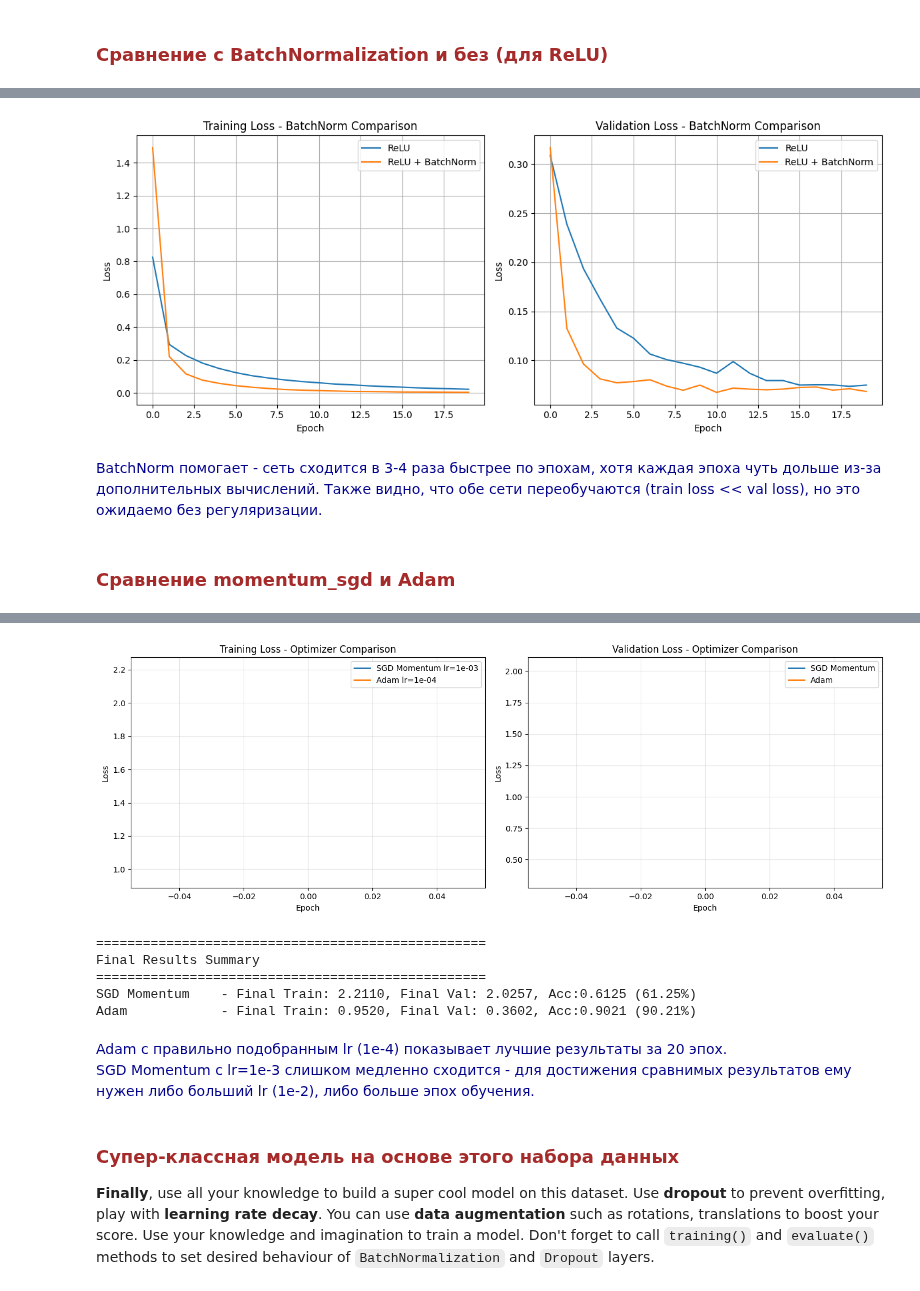
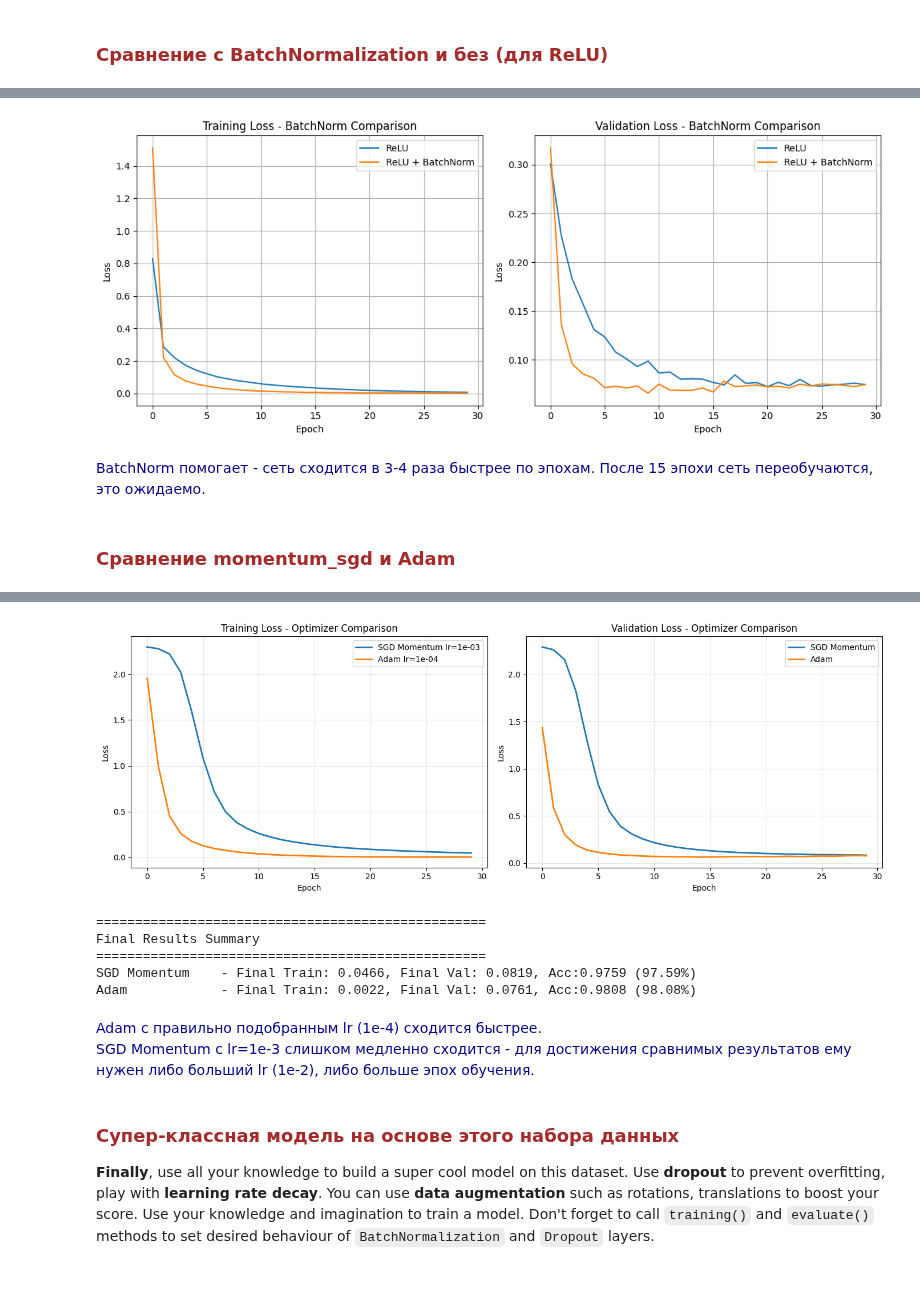
Before and after one commit to gammabox2020/ml-course-2023-homeworks, a Jupyter notebook: homeworks/hw08_nn_from_scratch/main_notebook.ipynb, the cells around one changed output, grey strips where cells are left out. Cells and saved outputs as stored; diff of their text form; code cells hidden in the pictures.

```diff
--- a/homeworks/hw08_nn_from_scratch/main_notebook.ipynb
+++ b/homeworks/hw08_nn_from_scratch/main_notebook.ipynb
@@ -364,7 +379,7 @@ activations = {
 
 optimizer_config = {'learning_rate': 1e-2, 'momentum': 0.9}
 criterion = ClassNLLCriterion()
-n_epoch = 20
+n_epoch = 30
 
 results = {}
 
@@ -450,7 +465,7 @@ Write your personal opinion on the activation functions, think about computation
 # Your answer goes here. ################################################
 optimizer_config = {'learning_rate': 1e-2, 'momentum': 0.9}
 criterion = ClassNLLCriterion()
-n_epoch = 20
+n_epoch = 30
 
 results_bn = {}
 
@@ -527,16 +542,16 @@ plt.grid(True)
 plt.tight_layout()
 plt.show()
 # %% [output]
-[figure, old version]
+[figure, new version]
 # %% [markdown]
-<font color=darkblue>BatchNorm помогает - сеть сходится в 3-4 раза быстрее по эпохам, хотя каждая эпоха чуть дольше из-за дополнительных вычислений. Также видно, что обе сети переобучаются (train loss << val loss), но это ожидаемо без регуляризации.</font>
+<font color=darkblue>BatchNorm помогает - сеть сходится в 3-4 раза быстрее по эпохам. После 15 эпохи сеть переобучаются, это ожидаемо.</font>
 # %% [markdown]
 ### <font color = brown> Сравнение momentum_sgd и Adam <font>
 # %%
 optimizer_sgd_config = {'learning_rate': 1e-3, 'momentum': 0.9}
 optimizer_adam_config = {'learning_rate': 1e-4, 'beta1': 0.9, 'beta2': 0.999, 'epsilon': 1e-8}
 criterion = ClassNLLCriterion()
-n_epoch = 20
+n_epoch = 30
 
 results_opt = {}
 
@@ -545,7 +560,7 @@ print("=" * 50)
 print("Training with SGD Momentum")
 print("=" * 50)
 
-net_sgd = create_network(activation_class=ReLU, use_batchnorm=False)
+net_sgd = create_network(activation_class=ReLU, use_batchnorm=True)
 train_loss, val_loss = train_network(
     net_sgd, criterion,
     X_train_flat, y_train_oh,
@@ -571,7 +586,7 @@ print(f"\n{'='*50}")
 print("Training with Adam")
 print("=" * 50)
 
-net_adam = create_network(activation_class=ReLU, use_batchnorm=False)
+net_adam = create_network(activation_class=ReLU, use_batchnorm=True)
 train_loss, val_loss = train_network(
     net_adam, criterion,
     X_train_flat, y_train_oh,
@@ -643,12 +666,12 @@ Epoch 1/1, Train Loss: 0.9520, Val Loss: 0.3602
-[figure, old version]
+[figure, new version]
 ==================================================
 Final Results Summary
 ==================================================
-SGD Momentum    - Final Train: 2.2110, Final Val: 2.0257, Acc:0.6125 (61.25%)
-Adam            - Final Train: 0.9520, Final Val: 0.3602, Acc:0.9021 (90.21%)
+SGD Momentum    - Final Train: 0.0466, Final Val: 0.0819, Acc:0.9759 (97.59%)
+Adam            - Final Train: 0.0022, Final Val: 0.0761, Acc:0.9808 (98.08%)
 # %% [markdown]
 <font color=darkblue >
-Adam с правильно подобранным lr (1e-4) показывает лучшие результаты за 20 эпох.
+Adam с правильно подобранным lr (1e-4) сходится быстрее.
 <br>
 SGD Momentum с lr=1e-3 слишком медленно сходится - для достижения сравнимых результатов ему нужен либо больший lr (1e-2), либо больше эпох обучения.
 </font>
```
Also changed, not shown: parts of 14 cells of this notebook.
